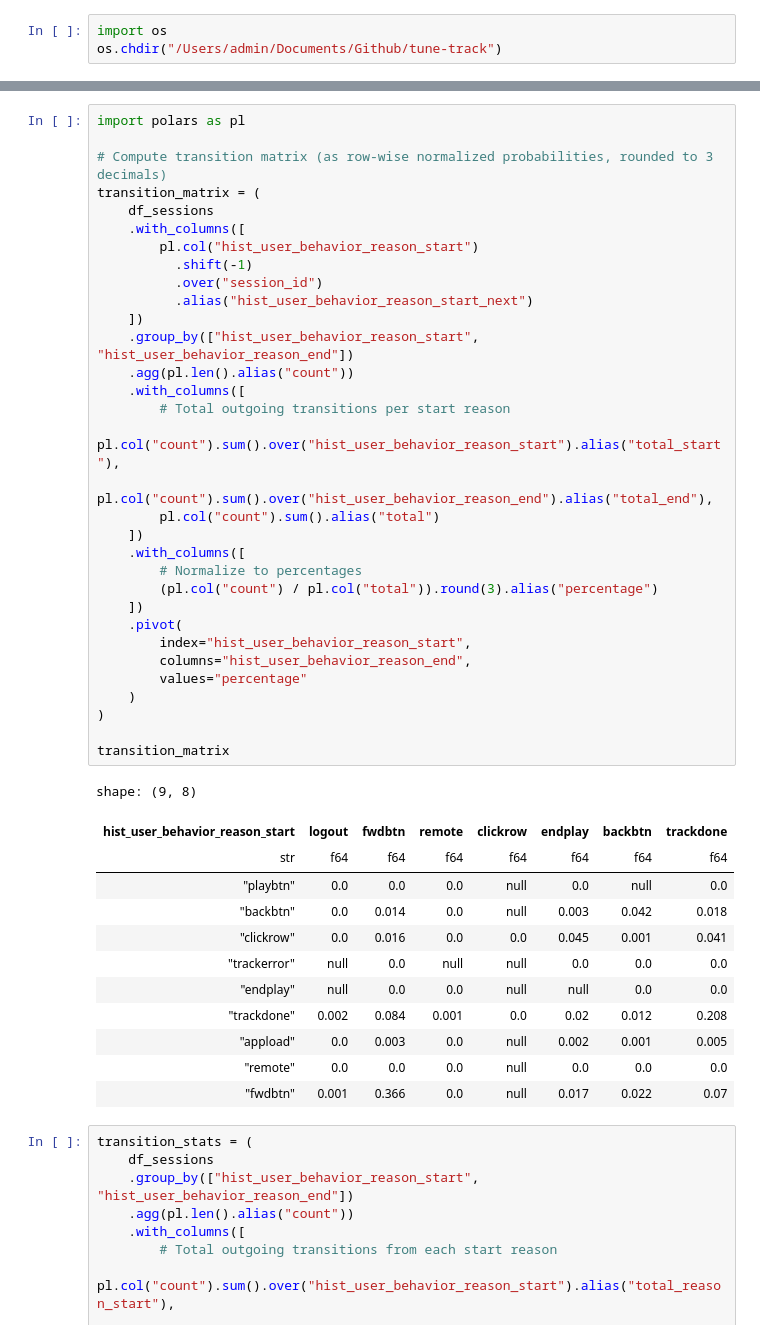
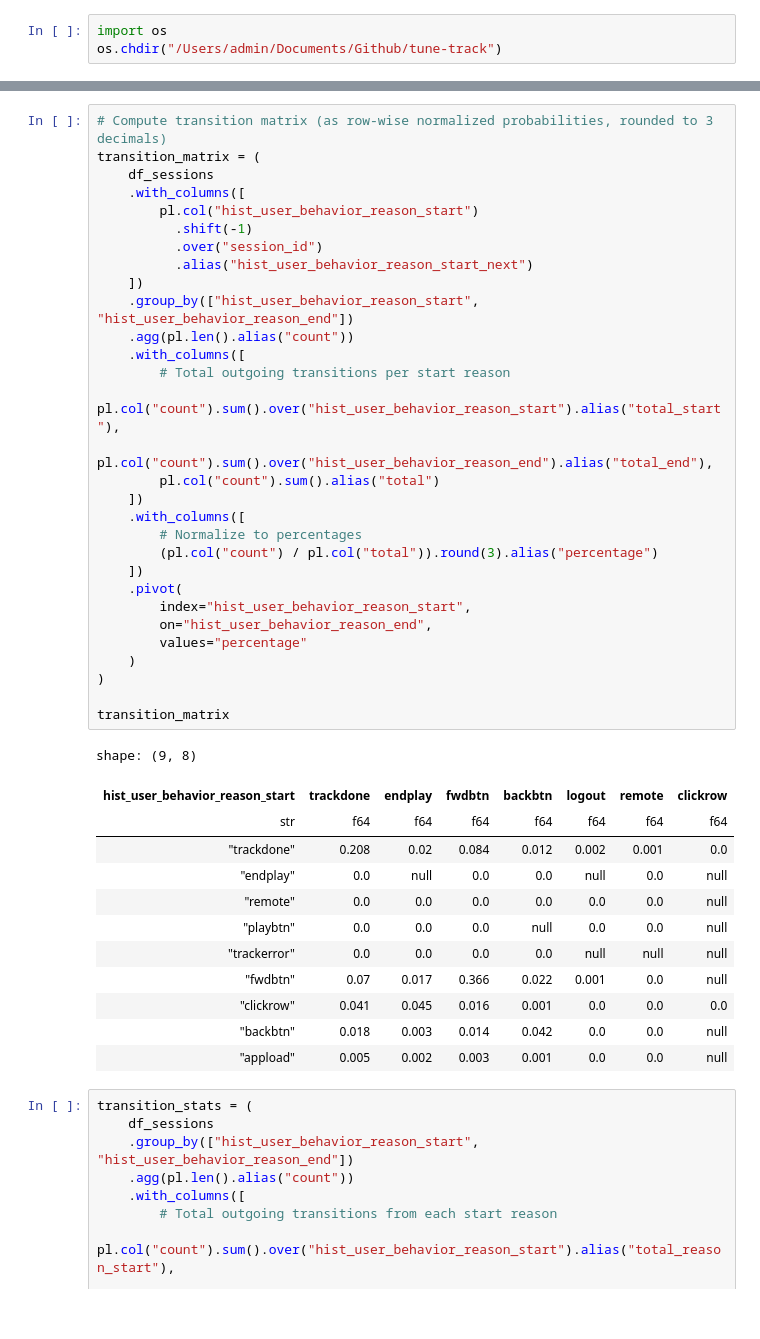
Before and after one commit to FiloDerba/tune-track, a Jupyter notebook: notebooks/exploration.ipynb, the cells around one changed output, grey strips where cells are left out. Drawn from its saved outputs; the diff is of its cells as text.

```diff
--- a/notebooks/exploration.ipynb
+++ b/notebooks/exploration.ipynb
@@ -157,48 +151,46 @@ shape: (9, 8)
 # %%
-import polars as pl
-
 # Compute transition matrix (as row-wise normalized probabilities, rounded to 3 decimals)
 transition_matrix = (
     df_sessions
     .with_columns([
         pl.col("hist_user_behavior_reason_start")
           .shift(-1)
           .over("session_id")
           .alias("hist_user_behavior_reason_start_next")
     ])
     .group_by(["hist_user_behavior_reason_start", "hist_user_behavior_reason_end"])
     .agg(pl.len().alias("count"))
     .with_columns([
         # Total outgoing transitions per start reason
         pl.col("count").sum().over("hist_user_behavior_reason_start").alias("total_start"),
         pl.col("count").sum().over("hist_user_behavior_reason_end").alias("total_end"),
         pl.col("count").sum().alias("total")
     ])
     .with_columns([
         # Normalize to percentages
         (pl.col("count") / pl.col("total")).round(3).alias("percentage")
     ])
     .pivot(
         index="hist_user_behavior_reason_start",
-        columns="hist_user_behavior_reason_end",
+        on="hist_user_behavior_reason_end",
         values="percentage"
     )
 )
 
 transition_matrix
 # %% [output]
 shape: (9, 8)
-| hist_user_behavior_reason_start | logout | fwdbtn | remote | clickrow | endplay | backbtn | trackdone |
+| hist_user_behavior_reason_start | trackdone | endplay | fwdbtn | backbtn | logout | remote | clickrow |
 | str | f64 | f64 | f64 | f64 | f64 | f64 | f64 |
-| "playbtn" | 0.0 | 0.0 | 0.0 | null | 0.0 | null | 0.0 |
-| "backbtn" | 0.0 | 0.014 | 0.0 | null | 0.003 | 0.042 | 0.018 |
-| "clickrow" | 0.0 | 0.016 | 0.0 | 0.0 | 0.045 | 0.001 | 0.041 |
-| "trackerror" | null | 0.0 | null | null | 0.0 | 0.0 | 0.0 |
-| "endplay" | null | 0.0 | 0.0 | null | null | 0.0 | 0.0 |
-| "trackdone" | 0.002 | 0.084 | 0.001 | 0.0 | 0.02 | 0.012 | 0.208 |
-| "appload" | 0.0 | 0.003 | 0.0 | null | 0.002 | 0.001 | 0.005 |
-| "remote" | 0.0 | 0.0 | 0.0 | null | 0.0 | 0.0 | 0.0 |
-| "fwdbtn" | 0.001 | 0.366 | 0.0 | null | 0.017 | 0.022 | 0.07 |
+| "trackdone" | 0.208 | 0.02 | 0.084 | 0.012 | 0.002 | 0.001 | 0.0 |
+| "endplay" | 0.0 | null | 0.0 | 0.0 | null | 0.0 | null |
+| "remote" | 0.0 | 0.0 | 0.0 | 0.0 | 0.0 | 0.0 | null |
+| "playbtn" | 0.0 | 0.0 | 0.0 | null | 0.0 | 0.0 | null |
+| "trackerror" | 0.0 | 0.0 | 0.0 | 0.0 | null | null | null |
+| "fwdbtn" | 0.07 | 0.017 | 0.366 | 0.022 | 0.001 | 0.0 | null |
+| "clickrow" | 0.041 | 0.045 | 0.016 | 0.001 | 0.0 | 0.0 | 0.0 |
+| "backbtn" | 0.018 | 0.003 | 0.014 | 0.042 | 0.0 | 0.0 | null |
+| "appload" | 0.005 | 0.002 | 0.003 | 0.001 | 0.0 | 0.0 | null |
 # %%
 transition_stats = (
     df_sessions
```
Also changed, not shown: parts of 25 cells of this notebook, 2 other files.
